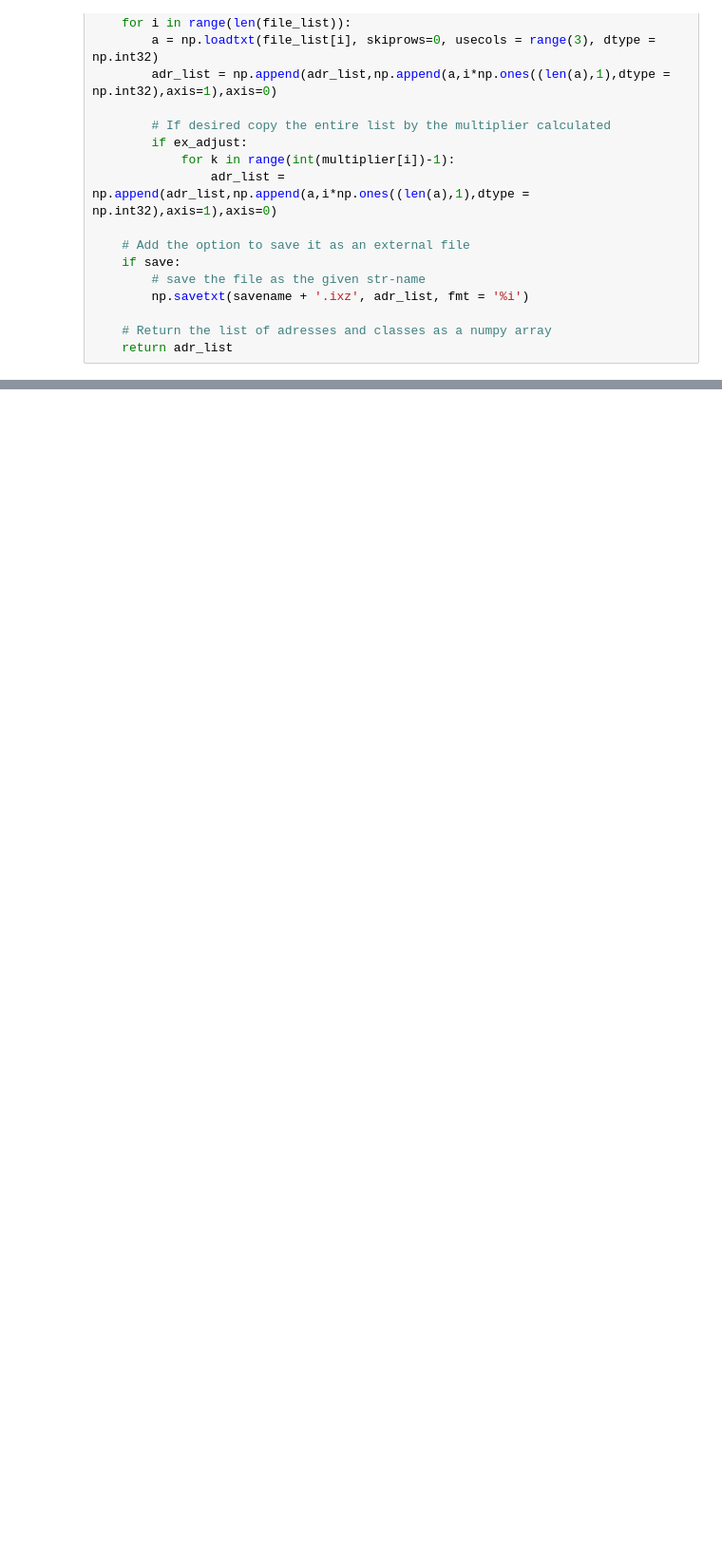
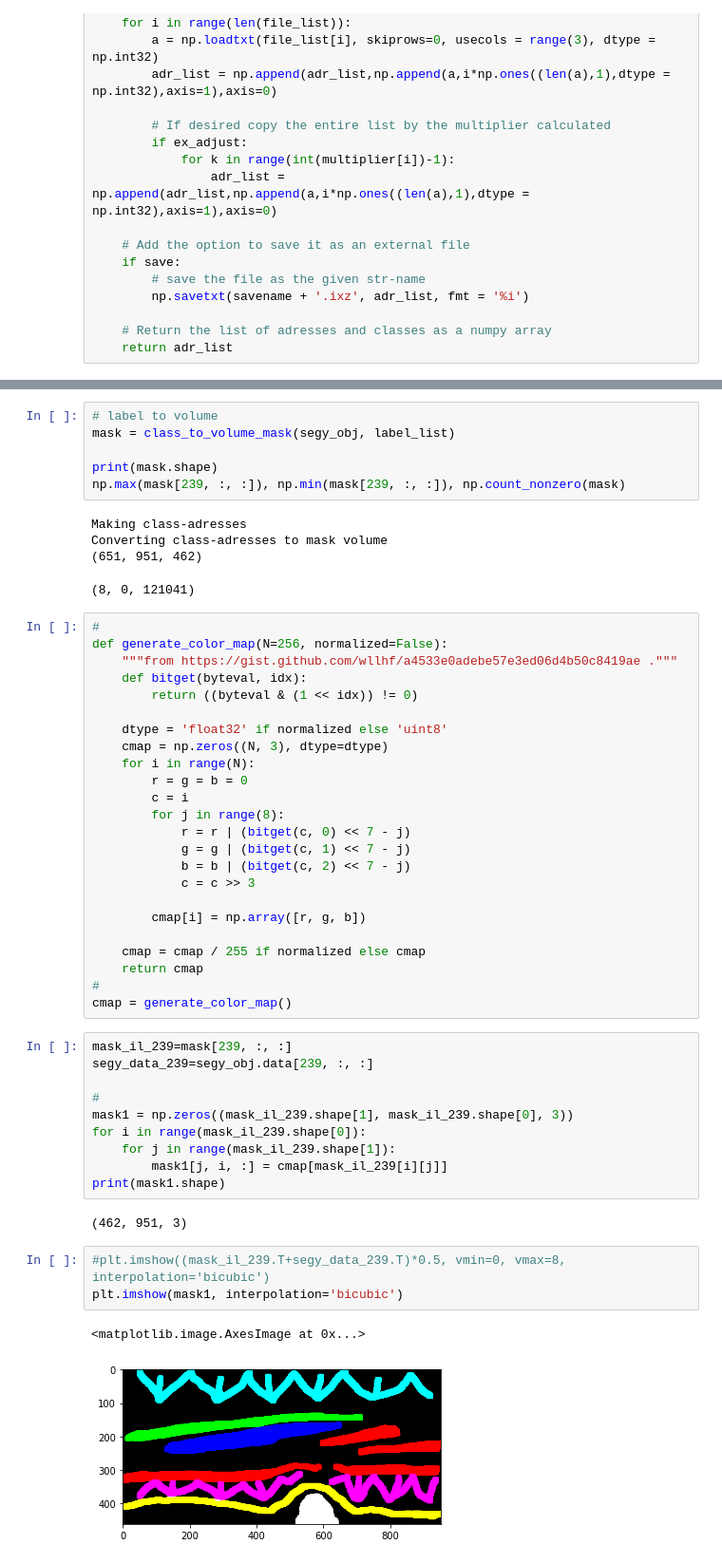
Before and after one commit to lonestar686/MalenoV, a Jupyter notebook: F3_seismic_data_plus_machine_learning/predict.ipynb, the cells around one changed output, grey strips where cells are left out. Shown at 95% size. Saved outputs shown, nothing was run; the diff lists cells and outputs as text; blank space fills up the shorter version.

```diff
--- a/F3_seismic_data_plus_machine_learning/predict.ipynb
+++ b/F3_seismic_data_plus_machine_learning/predict.ipynb
@@ -384,3 +463,56 @@ def convert(file_list, save = False, savename = 'adress_list', ex_adjust = False
+# %%
+# label to volume
+mask = class_to_volume_mask(segy_obj, label_list)
+
+print(mask.shape)
+np.max(mask[239, :, :]), np.min(mask[239, :, :]), np.count_nonzero(mask)
+# %% [output]
+Making class-adresses
+Converting class-adresses to mask volume
+(651, 951, 462)
+(8, 0, 121041)
+# %%
+#
+def generate_color_map(N=256, normalized=False):
+    """from https://gist.github.com/wllhf/a4533e0adebe57e3ed06d4b50c8419ae ."""
+    def bitget(byteval, idx):
+        return ((byteval & (1 << idx)) != 0)
+
+    dtype = 'float32' if normalized else 'uint8'
+    cmap = np.zeros((N, 3), dtype=dtype)
+    for i in range(N):
+        r = g = b = 0
+        c = i
+        for j in range(8):
+            r = r | (bitget(c, 0) << 7 - j)
+            g = g | (bitget(c, 1) << 7 - j)
+            b = b | (bitget(c, 2) << 7 - j)
+            c = c >> 3
+
+        cmap[i] = np.array([r, g, b])
+
+    cmap = cmap / 255 if normalized else cmap
+    return cmap
+#
+cmap = generate_color_map()
+# %%
+mask_il_239=mask[239, :, :]
+segy_data_239=segy_obj.data[239, :, :]
+
+#
+mask1 = np.zeros((mask_il_239.shape[1], mask_il_239.shape[0], 3))
+for i in range(mask_il_239.shape[0]):
+    for j in range(mask_il_239.shape[1]):
+        mask1[j, i, :] = cmap[mask_il_239[i][j]]
+print(mask1.shape)
+# %% [output]
+(462, 951, 3)
+# %%
+#plt.imshow((mask_il_239.T+segy_data_239.T)*0.5, vmin=0, vmax=8, interpolation='bicubic')
+plt.imshow(mask1, interpolation='bicubic')
+# %% [output]
+<matplotlib.image.AxesImage at 0x...>
+[figure, added]
 # %%
 # Function for example creating
 # Outputs a dictionary with pairs of cube tuples and labels
```
Also changed, not shown: parts of 4 cells of this notebook.
